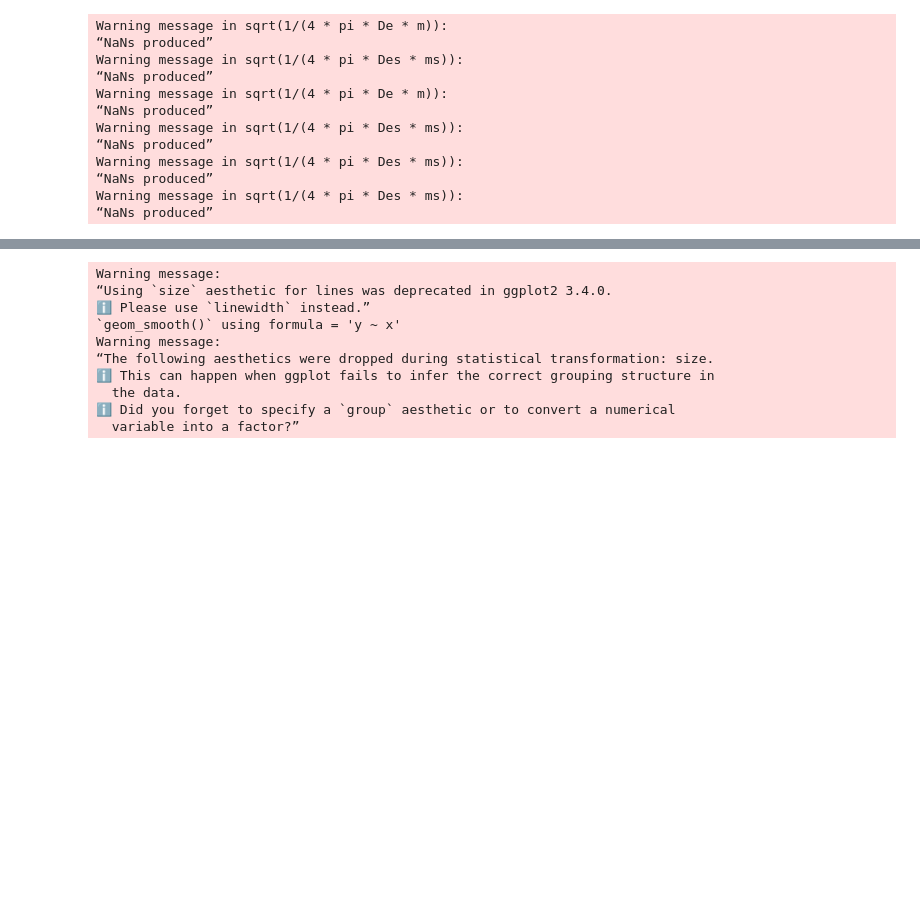
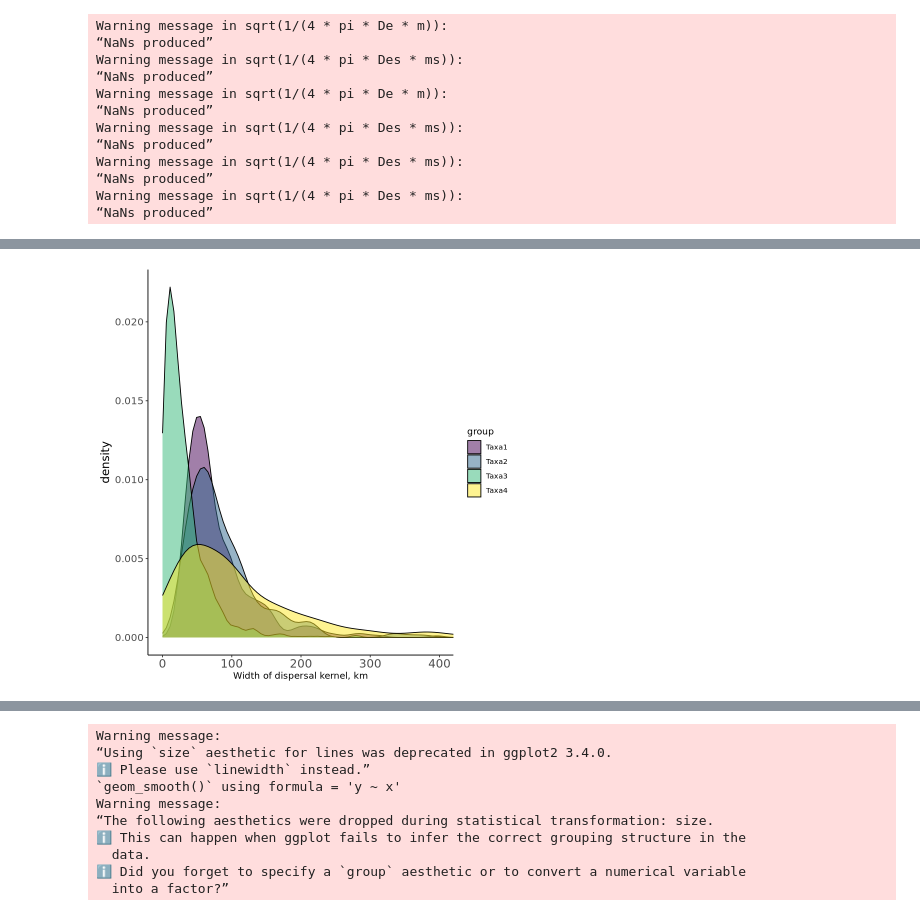
Before and after one commit to jaelynbos/Atenuis_Philippines, a Jupyter notebook: Atenuis_IsolationByDistance.ipynb, the cells around one changed output, grey strips where cells are left out. Cells and saved outputs as stored; diff of their text form; code cells hidden in the pictures; blank space fills up the shorter version.

Commit message:
Updated IBD code to fix issues with 2D sigma calculations

```diff
--- a/Atenuis_IsolationByDistance.ipynb
+++ b/Atenuis_IsolationByDistance.ipynb
@@ -525,3 +609,16 @@ sigmas_1d <- data.frame(
 #Convert from m to km and assign boxplot colors for each taxon
 sigmas_1d$value<-sigmas_1d$value/1000
 plot_colors <- c("#440154FF", "#31688EFF", "#35B779FF", "#FDE725FF")
+# %%
+#Make density plot
+sigmas_density_1d<-ggplot(sigmas_1d, aes(x = value, fill = group)) +
+  geom_density(alpha=0.5) +
+  scale_fill_manual(values = plot_colors) +
+  coord_cartesian(xlim = c(-1, 400)) +
+  theme_classic() +
+  labs(x = "Width of dispersal kernel, km",x="Density")+
+  theme(plot.title = element_text(size = 18),
+      axis.title.y = element_text(size = 14),
+      axis.text.x = element_text(size = 14),
+      axis.text.y = element_text(size = 12))
+ggsave(filename="SigmasDensity_1d.png",plot= sigmas_density_1d,dpi=1200,units='in',width=8,height=4)
@@ -527,0 +628,3 @@ plot_colors <- c("#440154FF", "#31688EFF", "#35B779FF", "#FDE725FF")
+# %%
+sigmas_density_1d
+# %% [output]
@@ -527,0 +633 @@ plot_colors <- c("#440154FF", "#31688EFF", "#35B779FF", "#FDE725FF")
+[figure, added]
```
Also changed, not shown: parts of 48 cells of this notebook.
